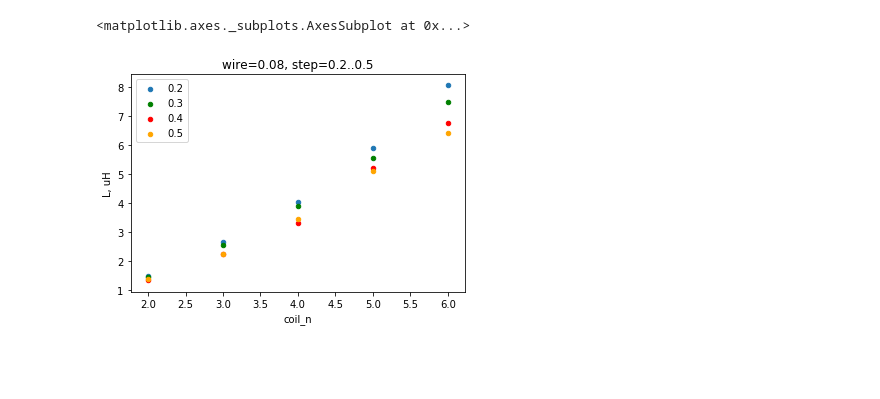
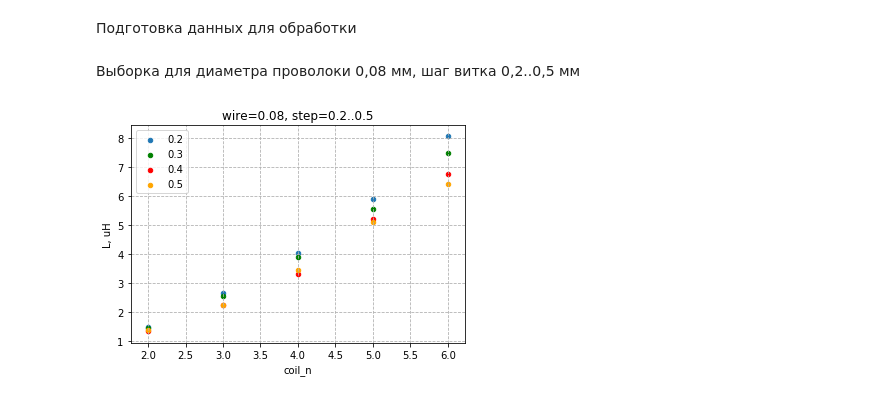
Before and after one commit to igrekus/coil-report, a Jupyter notebook: coil-report.ipynb, the cells around one changed output. Drawn from its saved outputs; the diff is of its cells as text; code cells hidden in the pictures; blank space fills up the shorter version.

```diff
--- a/coil-report.ipynb
+++ b/coil-report.ipynb
@@ -1,3 +1,5 @@
+# %% [markdown]
+Подготовка данных для обработки
 # %%
 import pandas as pd
 import matplotlib.pyplot as plt
@@ -7,25 +9,28 @@ rows = sorted([f'V{n}{d:02d}' for d in range(2, 6) for n in range(1, 6)])
 rects = df.loc[(df['file'].isin(rows))]
 
 %matplotlib inline
+# %% [markdown]
+Выборка для диаметра проволоки 0,08 мм, шаг витка 0,2..0,5 мм
 # %%
 wire_dia = 0.08
-rects08 = rects.loc[(rects['wire_dia (mm)'] == wire_dia)]
+rects008 = rects.loc[(rects['wire_dia (mm)'] == wire_dia)]
 
 step = 0.2
-rects08_02 = rects08.loc[(rects['step (mm)'] == step)][['coil_n', 'L, uH']]
-ax = rects08_02.plot.scatter(x='coil_n', y='L, uH', title=f'wire={wire_dia}, step=0.2..0.5', label=step)
+rects008_step_02 = rects008.loc[(rects['step (mm)'] == step)][['coil_n', 'L, uH']]
+ax = rects008_step_02.plot.scatter(x='coil_n', y='L, uH', title=f'wire={wire_dia}, step=0.2..0.5', label=step)
 
 step = 0.3
-rects08_03 = rects08.loc[(rects['step (mm)'] == step)][['coil_n', 'L, uH']]
-rects08_03.plot.scatter(x='coil_n', y='L, uH', ax=ax, label=step, color='green')
+rects08_step_03 = rects008.loc[(rects['step (mm)'] == step)][['coil_n', 'L, uH']]
+rects08_step_03.plot.scatter(x='coil_n', y='L, uH', ax=ax, label=step, color='green')
 
 step = 0.4
-rects08_03 = rects08.loc[(rects['step (mm)'] == step)][['coil_n', 'L, uH']]
-rects08_03.plot.scatter(x='coil_n', y='L, uH', ax=ax, label=step, color='red')
+rects08_step_04 = rects008.loc[(rects['step (mm)'] == step)][['coil_n', 'L, uH']]
+rects08_step_04.plot.scatter(x='coil_n', y='L, uH', ax=ax, label=step, color='red')
 
 step = 0.5
-rects08_03 = rects08.loc[(rects['step (mm)'] == step)][['coil_n', 'L, uH']]
-rects08_03.plot.scatter(x='coil_n', y='L, uH', ax=ax, label=step, color='orange')
+rects08_step_05 = rects008.loc[(rects['step (mm)'] == step)][['coil_n', 'L, uH']]
+rects08_step_05.plot.scatter(x='coil_n', y='L, uH', ax=ax, label=step, color='orange')
+
+ax.grid(linestyle='--')
 # %% [output]
-<matplotlib.axes._subplots.AxesSubplot at 0x...>
-[figure, old version]
+[figure, new version]
```
Also changed, not shown: parts of 6 cells of this notebook.
